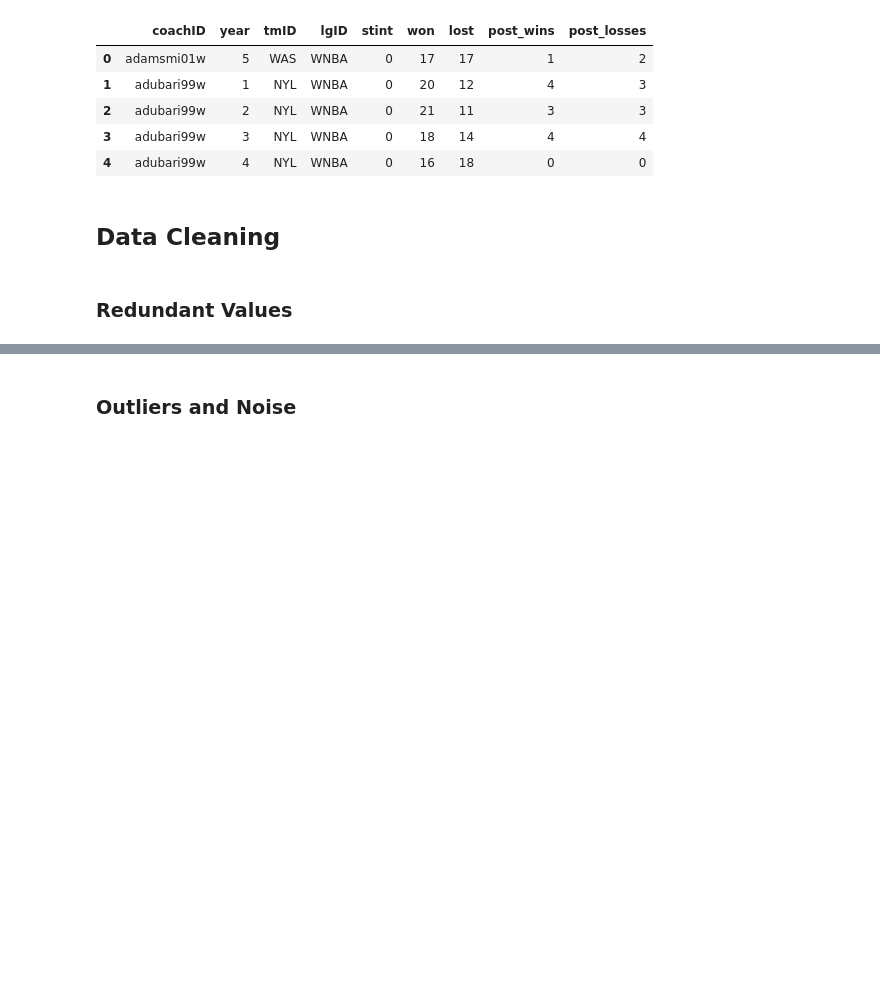
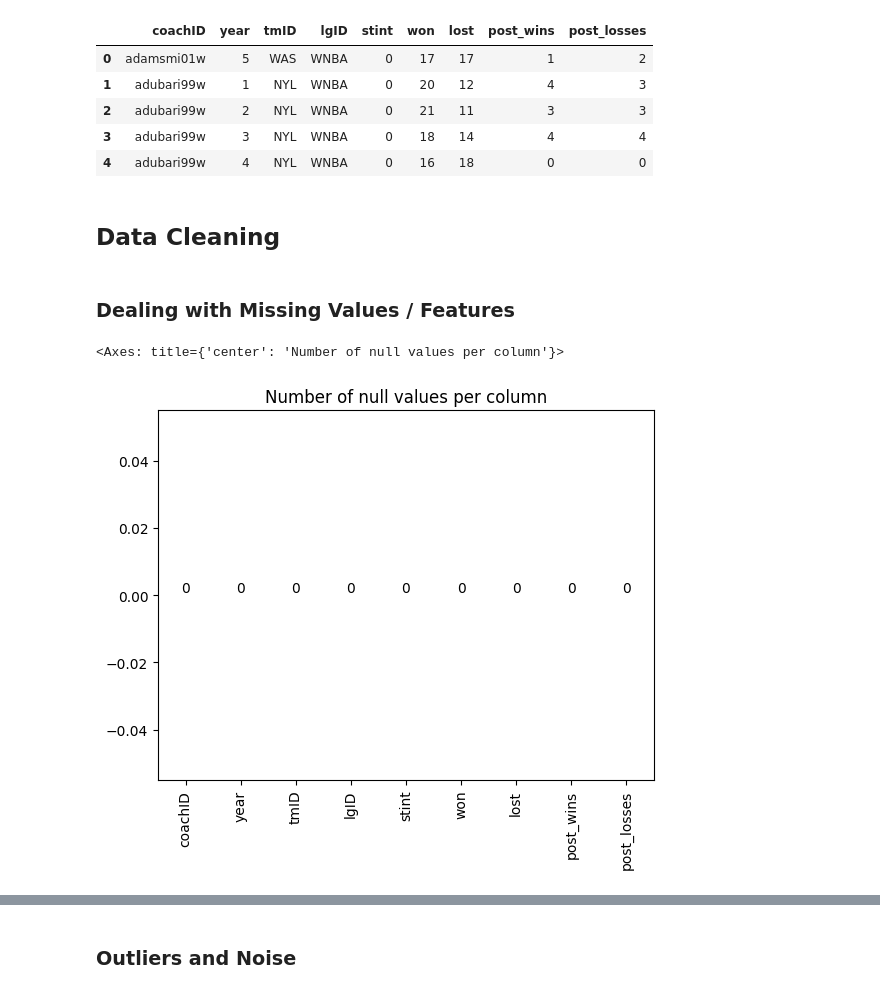
Before and after one commit to DanielRodrigues08/AC-FEUP, a Jupyter notebook: data_preparation/coaches.ipynb, the cells around one changed output, grey strips where cells are left out. Drawn from its saved outputs; the diff is of its cells as text; code cells hidden in the pictures; blank space fills up the shorter version.

```diff
--- a/data_preparation/coaches.ipynb
+++ b/data_preparation/coaches.ipynb
@@ -15,5 +16,3 @@ df.head()
 | 4 | adubari99w | 4 | NYL | WNBA | 0 | 16 | 18 | 0 | 0 |
 # %% [markdown]
 ## Data Cleaning
-# %% [markdown]
-### Redundant Values
@@ -26,0 +19,7 @@ def filter_column_uniques(df,size=1):
+# %% [markdown]
+### Dealing with Missing Values / Features
+# %%
+nulls_values_by_column(df)
+# %% [output]
+<Axes: title={'center': 'Number of null values per column'}>
+[figure, added]
```
Also changed, not shown: parts of 6 cells of this notebook, 1 other file.
